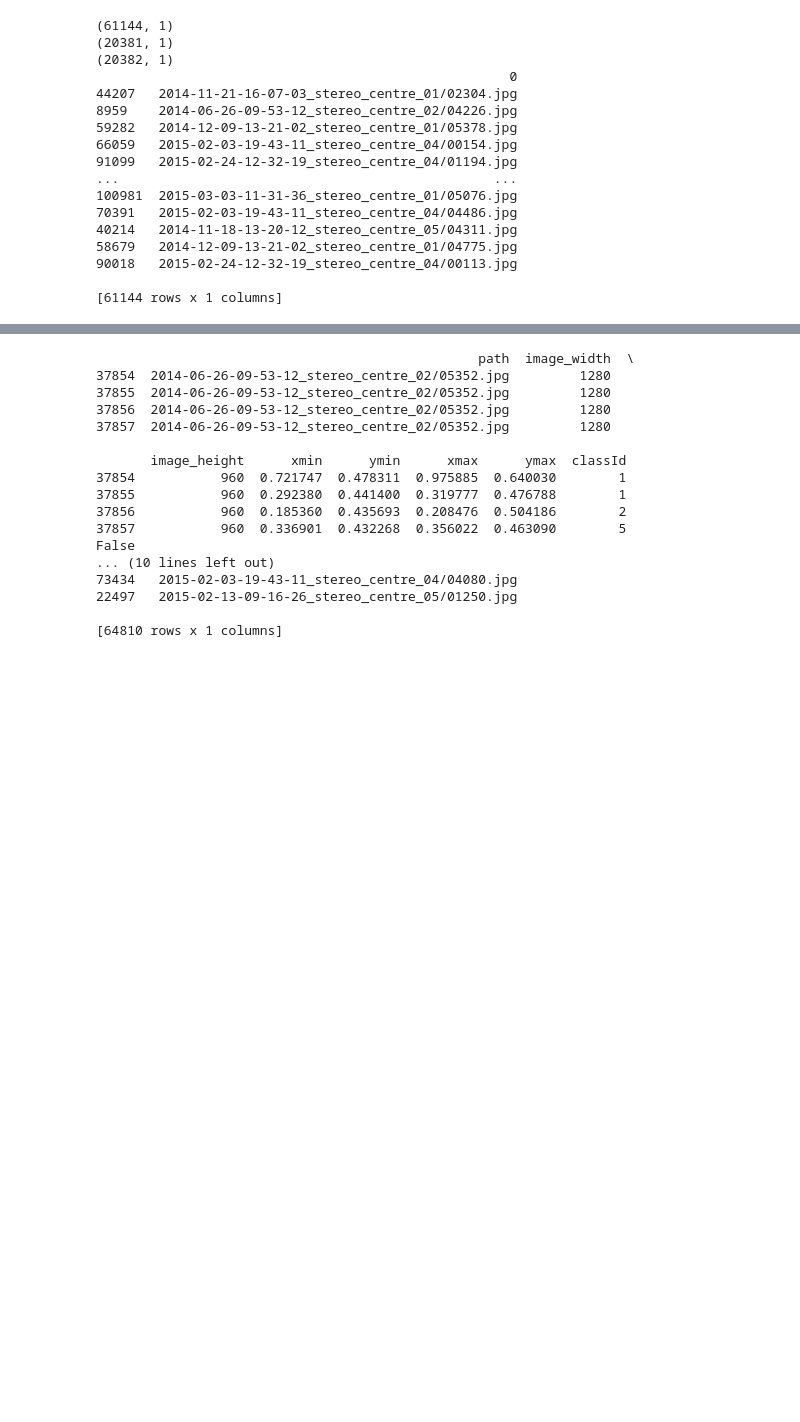
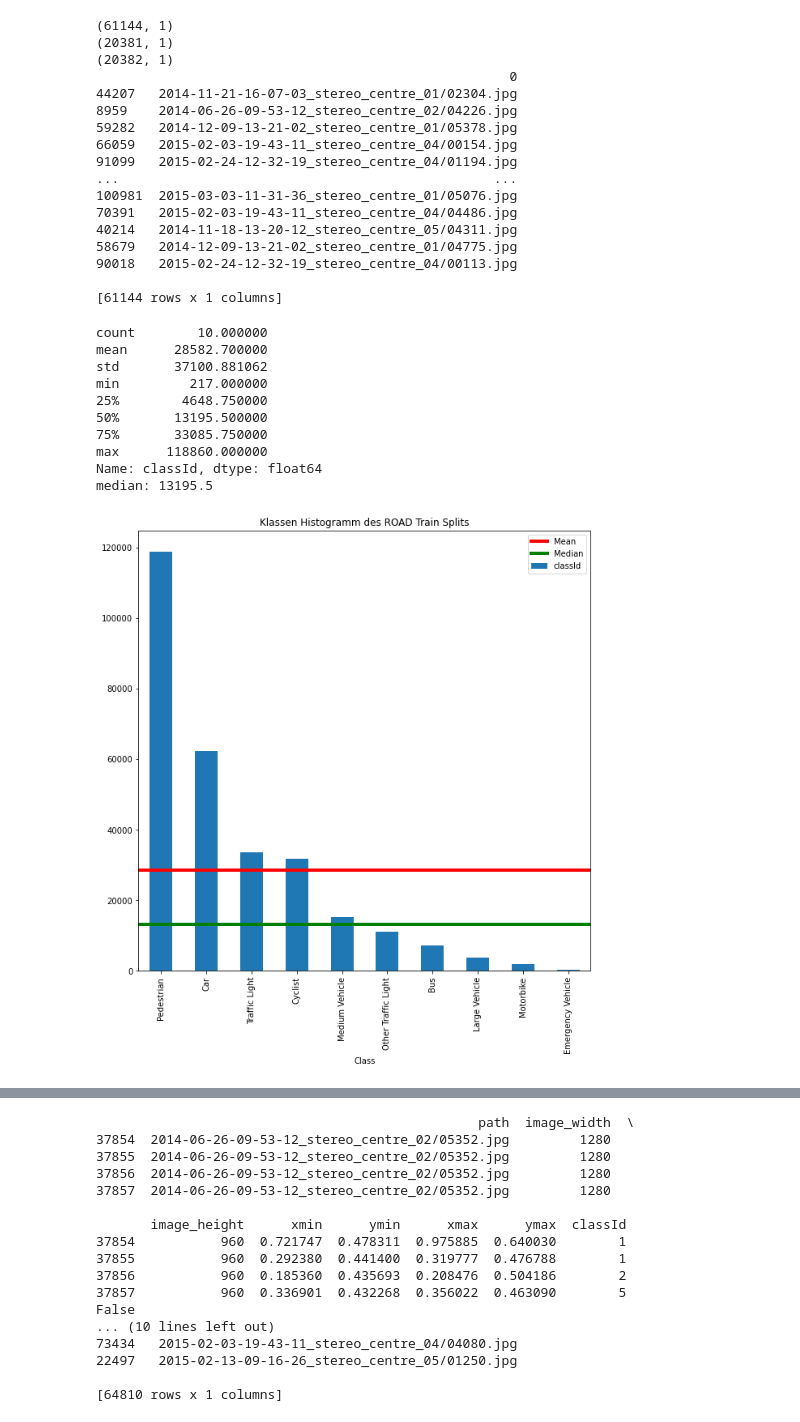
Before and after one commit to AutonomeStudienarbeit/EvalFramework, a Jupyter notebook: notebooks/road_dataset.ipynb, the cells around one changed output, grey strips where cells are left out. Drawn from its saved outputs; the diff is of its cells as text; code cells hidden in the pictures; blank space fills up the shorter version.

```diff
--- a/notebooks/road_dataset.ipynb
+++ b/notebooks/road_dataset.ipynb
@@ -256,3 +312,28 @@ print(train)
 90018   2015-02-24-12-32-19_stereo_centre_04/00113.jpg
 
 [61144 rows x 1 columns]
+# %%
+train_df = pd.merge(left=train, right=gt_df, left_on=0, right_on='path')
+train_class_counts = pd.value_counts(train_df['classId'])
+train_labels = pd.merge(left=train_class_counts, right=class_labels, left_index=True, right_index=True)
+train_ax = train_class_counts.plot(figsize=(10,10), title="Klassen Histogramm des ROAD Train Splits", xlabel="Class", kind="bar")
+train_ax.axhline(y=train_class_counts.mean(), linewidth=4, color='r', label='Mean')
+train_ax.axhline(y=train_class_counts.median(), linewidth=4, color='g', label='Median')
+train_ax.legend()
+train_ax.set_xticklabels(labels=train_labels[0])
+road_train_fig = train_ax.get_figure()
+road_train_fig.show()
+print(train_class_counts.describe())
+print(f"median: {train_class_counts.median()}")
+# %% [output]
+count        10.000000
+mean      28582.700000
+std       37100.881062
+min         217.000000
+25%        4648.750000
+50%       13195.500000
+75%       33085.750000
+max      118860.000000
+Name: classId, dtype: float64
+median: 13195.5
+[figure, added]
```
Also changed, not shown: parts of 9 cells of this notebook.
